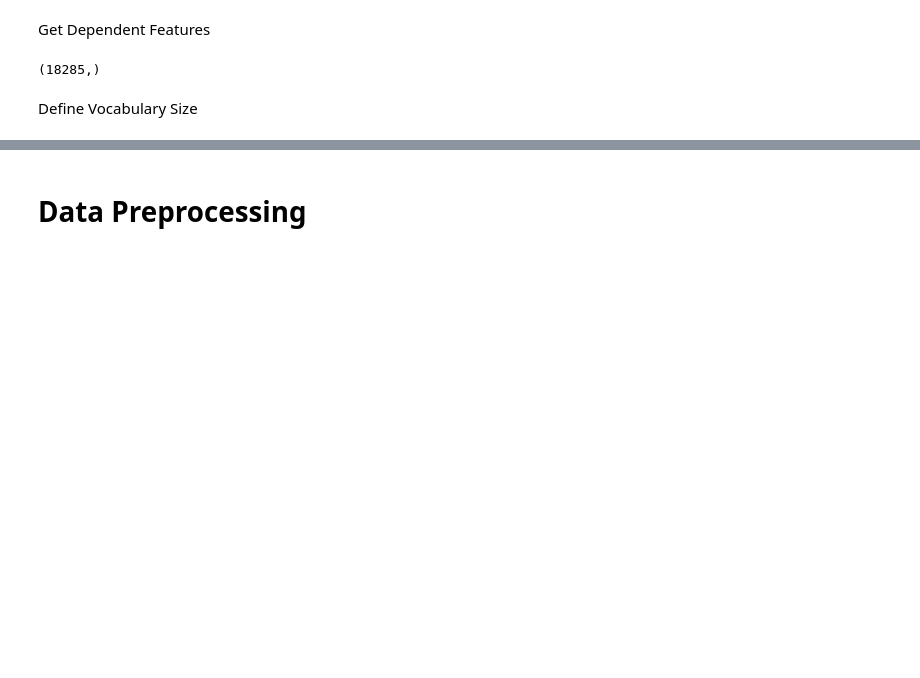
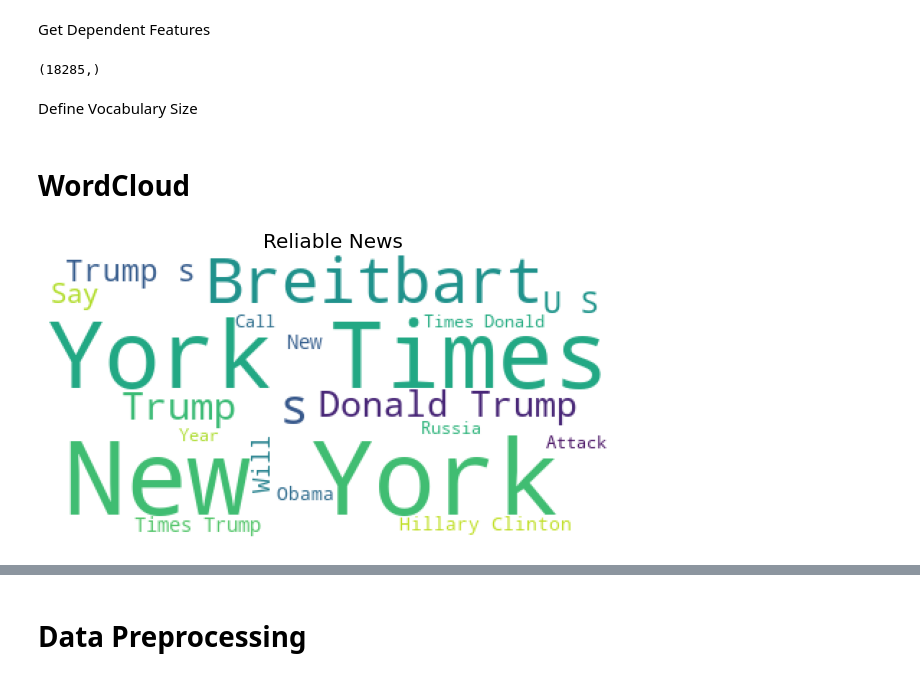
Before and after one commit to Tusharyadav147/Fake-News-Classifier-LSTM, a Jupyter notebook: Fake_News_Classifier_Using_LSTM.ipynb, the cells around one changed output, grey strips where cells are left out. Cells and saved outputs as stored; diff of their text form; code cells hidden in the pictures; blank space fills up the shorter version.

```diff
--- a/Fake_News_Classifier_Using_LSTM.ipynb
+++ b/Fake_News_Classifier_Using_LSTM.ipynb
@@ -83,3 +123,27 @@ y.shape
 Define Vocabulary Size
 # %%
 voc_size = 5000
+# %% [markdown]
+# WordCloud
+# %%
+from wordcloud import WordCloud, STOPWORDS
+def word_cloud(title_, text):
+    """ Create WorldCloud """
+    stopword_list = set(STOPWORDS)
+
+    wordcloud = WordCloud(width = 400, height = 200,
+                    background_color ='white',
+                    stopwords = stopword_list,
+                    min_font_size = 10).generate(text)
+
+    # plot the WordCloud image
+    plt.figure(figsize = (8, 8), facecolor = None)
+    plt.imshow(wordcloud)
+    plt.axis("off")
+    plt.tight_layout(pad = 0)
+    plt.title(title_, fontsize=20)
+    plt.show()
+# %%
+word_cloud("Reliable News", " ".join(df[df["label"] == 0].title.tolist()))
+# %% [output]
+[figure, added]
```
Also changed, not shown: parts of 24 cells of this notebook.
